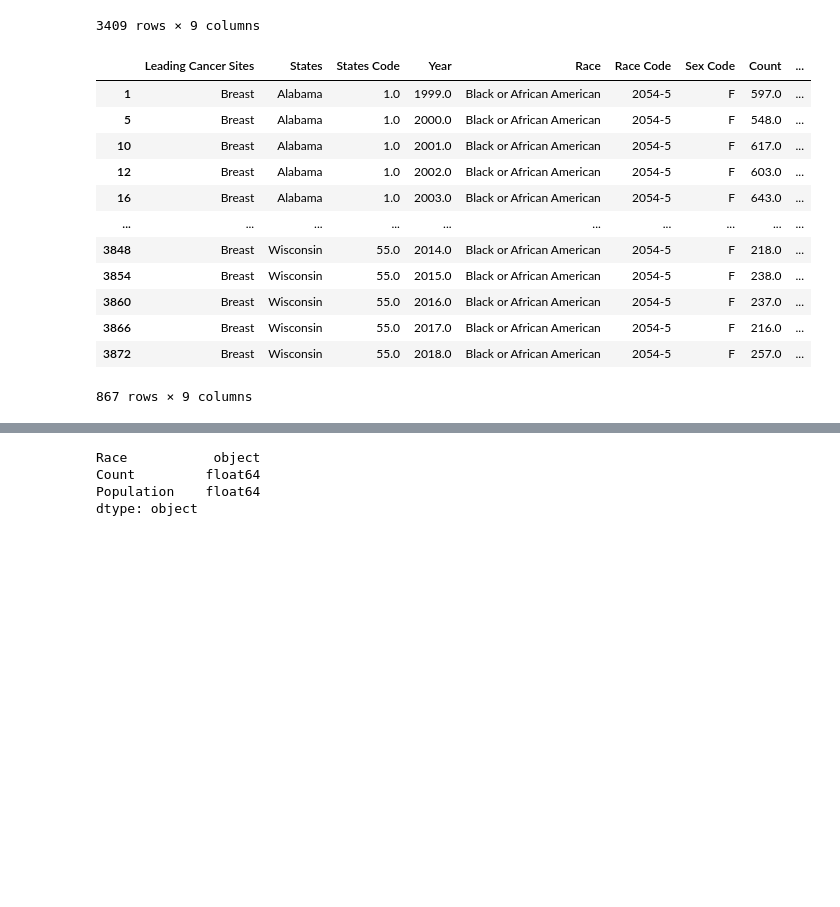
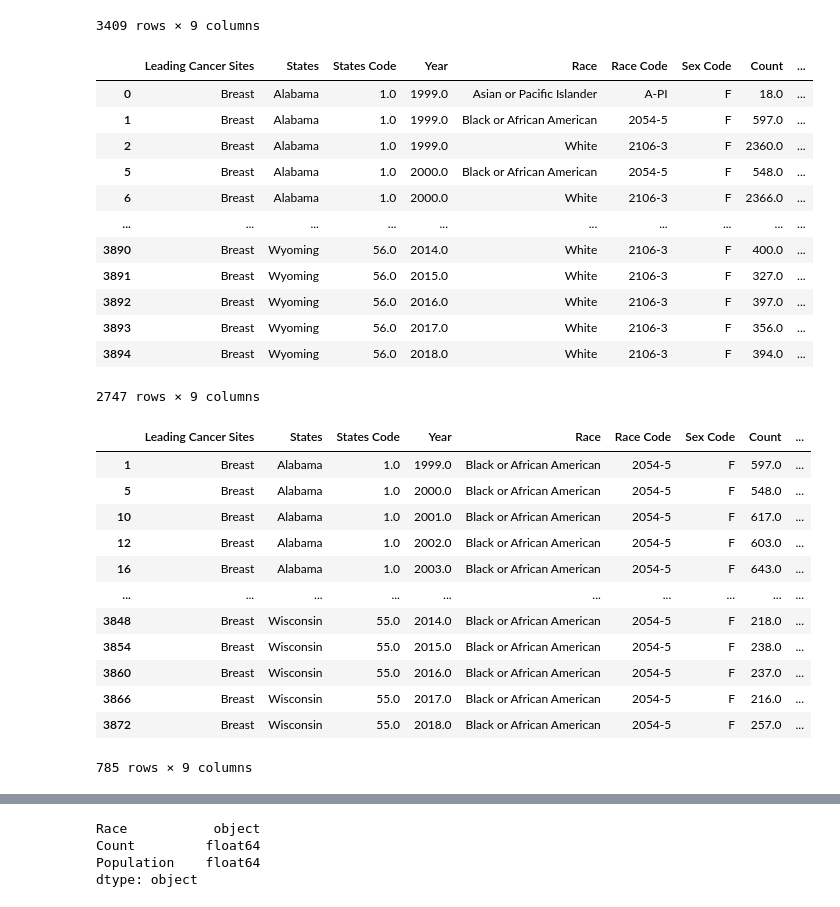
Before and after one commit to Mishabatoon/Healthcare_Project, a Jupyter notebook: Linear Regression - Races_Incident Rate/Linear Regression - Black or African American_Incident Rate.ipynb, the cells around one changed output, grey strips where cells are left out. Cells and saved outputs as stored; diff of their text form; code cells hidden in the pictures; blank space fills up the shorter version.

```diff
--- a/Linear Regression - Races_Incident Rate/Linear Regression - Black or African American_Incident Rate.ipynb
+++ b/Linear Regression - Races_Incident Rate/Linear Regression - Black or African American_Incident Rate.ipynb
@@ -65,8 +65,25 @@ df_no_other_race
 | 3893 | Breast | Wyoming | 56.0 | 2017.0 | White | 2106-3 | F | 356.0 | ... |
 | 3894 | Breast | Wyoming | 56.0 | 2018.0 | White | 2106-3 | F | 394.0 | ... |
 3409 rows × 9 columns
+# %%
+df_clean = df_no_other_race[df_no_other_race["Sex Code"]!="M"]
+df_clean
+# %% [output]
+|  | Leading Cancer Sites | States | States Code | Year | Race | Race Code | Sex Code | Count | ... |
+| 0 | Breast | Alabama | 1.0 | 1999.0 | Asian or Pacific Islander | A-PI | F | 18.0 | ... |
+| 1 | Breast | Alabama | 1.0 | 1999.0 | Black or African American | 2054-5 | F | 597.0 | ... |
+| 2 | Breast | Alabama | 1.0 | 1999.0 | White | 2106-3 | F | 2360.0 | ... |
+| 5 | Breast | Alabama | 1.0 | 2000.0 | Black or African American | 2054-5 | F | 548.0 | ... |
+| 6 | Breast | Alabama | 1.0 | 2000.0 | White | 2106-3 | F | 2366.0 | ... |
+| ... | ... | ... | ... | ... | ... | ... | ... | ... | ... |
+| 3890 | Breast | Wyoming | 56.0 | 2014.0 | White | 2106-3 | F | 400.0 | ... |
+| 3891 | Breast | Wyoming | 56.0 | 2015.0 | White | 2106-3 | F | 327.0 | ... |
+| 3892 | Breast | Wyoming | 56.0 | 2016.0 | White | 2106-3 | F | 397.0 | ... |
+| 3893 | Breast | Wyoming | 56.0 | 2017.0 | White | 2106-3 | F | 356.0 | ... |
+| 3894 | Breast | Wyoming | 56.0 | 2018.0 | White | 2106-3 | F | 394.0 | ... |
+2747 rows × 9 columns
 # %%
-df_Black = df_no_other_race[df_no_other_race["Race"]=="Black or African American"]
+df_Black = df_clean[df_clean["Race"]=="Black or African American"]
 df_Black
 # %% [output]
 |  | Leading Cancer Sites | States | States Code | Year | Race | Race Code | Sex Code | Count | ... |
@@ -81,7 +98,7 @@ df_Black
 | 3860 | Breast | Wisconsin | 55.0 | 2016.0 | Black or African American | 2054-5 | F | 237.0 | ... |
 | 3866 | Breast | Wisconsin | 55.0 | 2017.0 | Black or African American | 2054-5 | F | 216.0 | ... |
 | 3872 | Breast | Wisconsin | 55.0 | 2018.0 | Black or African American | 2054-5 | F | 257.0 | ... |
-867 rows × 9 columns
+785 rows × 9 columns
 # %%
 df_Black_clean = df_Black.drop(columns=['Leading Cancer Sites','States','States Code','Year', 'Race Code','Sex Code' ],axis=1)
 df_Black_clean
```
Also changed, not shown: parts of 8 cells of this notebook, 2 other files.
